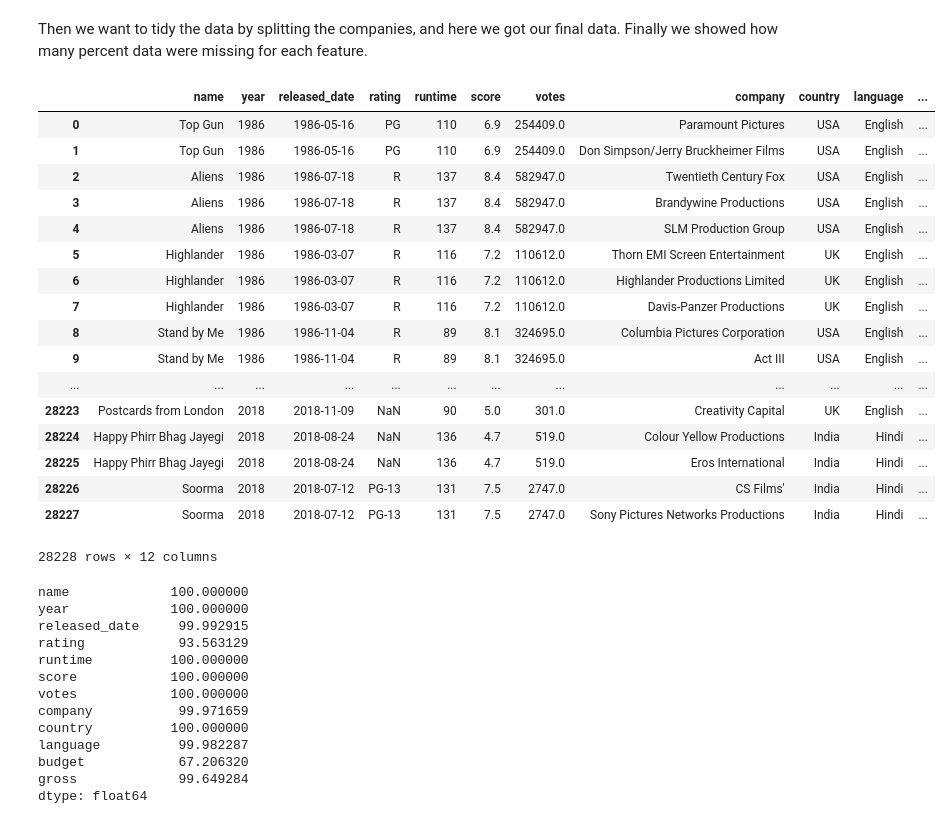
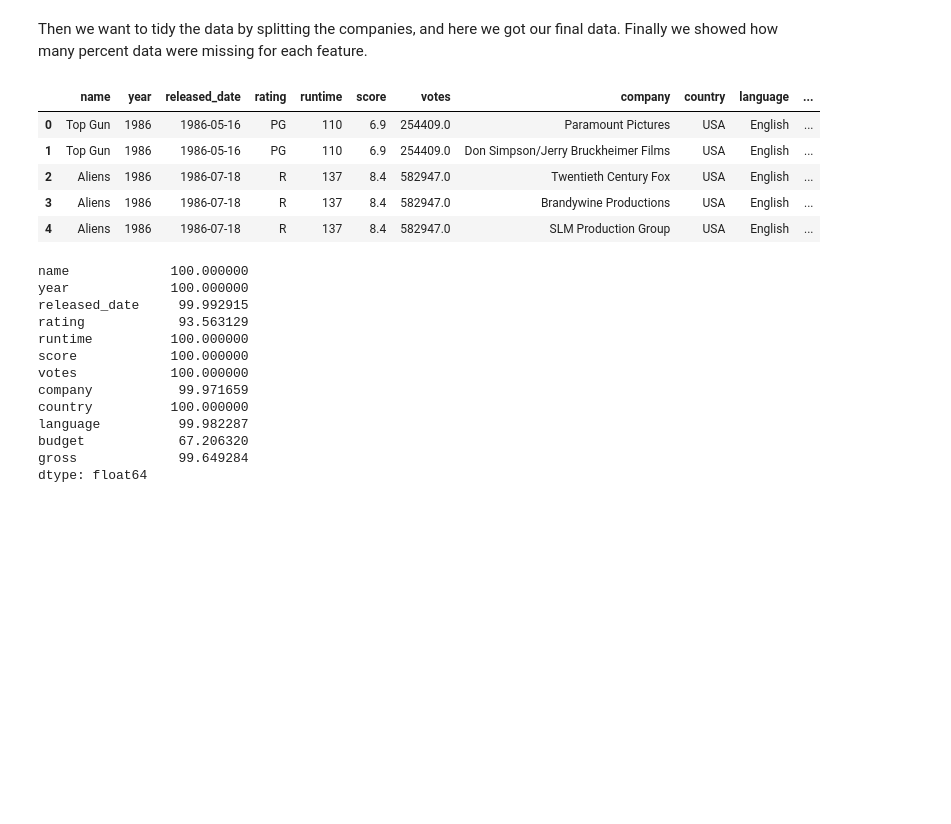
Before and after one commit to rayguan97/CMSC320, a Jupyter notebook: Final Tutorial.ipynb, the cells around one changed output. Saved outputs shown, nothing was run; the diff lists cells and outputs as text; code cells hidden in the pictures; blank space fills up the shorter version.

```diff
--- a/Final Tutorial.ipynb
+++ b/Final Tutorial.ipynb
@@ -359,39 +359,27 @@ Then we want to tidy the data by splitting the companies, and here we got our fi
 # %%
 # split the rows by creating a list of companies with a unique ID and merging the original dataframe on it
 ll = []
 for (i, l) in data[['check', 'companies']].iterrows():
     try:
         for s in (l[1].split(',')):
             ll.append([l[0], s])
     except AttributeError:
         ll.append([l[0], l[1]])
 lst = pd.DataFrame(ll, columns=['check', 'company']);
 
 # reorganize columns, taking out genre for now.
 # 'genre',
 order = ['name', 'year', 'released_date', 'rating', 'runtime', 'score',
          'votes', 'company', 'country', 'language', 'budget', 'gross']
 data2 = pd.merge(lst, data, how='left', left_on='check', right_on='check')[order]
-data2
+data2.head()
 # %% [output]
 |  | name | year | released_date | rating | runtime | score | votes | company | country | language | ... |
 | 0 | Top Gun | 1986 | 1986-05-16 | PG | 110 | 6.9 | 254409.0 | Paramount Pictures | USA | English | ... |
 | 1 | Top Gun | 1986 | 1986-05-16 | PG | 110 | 6.9 | 254409.0 | Don Simpson/Jerry Bruckheimer Films | USA | English | ... |
 | 2 | Aliens | 1986 | 1986-07-18 | R | 137 | 8.4 | 582947.0 | Twentieth Century Fox | USA | English | ... |
 | 3 | Aliens | 1986 | 1986-07-18 | R | 137 | 8.4 | 582947.0 | Brandywine Productions | USA | English | ... |
 | 4 | Aliens | 1986 | 1986-07-18 | R | 137 | 8.4 | 582947.0 | SLM Production Group | USA | English | ... |
-| 5 | Highlander | 1986 | 1986-03-07 | R | 116 | 7.2 | 110612.0 | Thorn EMI Screen Entertainment | UK | English | ... |
-| 6 | Highlander | 1986 | 1986-03-07 | R | 116 | 7.2 | 110612.0 | Highlander Productions Limited | UK | English | ... |
-| 7 | Highlander | 1986 | 1986-03-07 | R | 116 | 7.2 | 110612.0 | Davis-Panzer Productions | UK | English | ... |
-| 8 | Stand by Me | 1986 | 1986-11-04 | R | 89 | 8.1 | 324695.0 | Columbia Pictures Corporation | USA | English | ... |
-| 9 | Stand by Me | 1986 | 1986-11-04 | R | 89 | 8.1 | 324695.0 | Act III | USA | English | ... |
-| ... | ... | ... | ... | ... | ... | ... | ... | ... | ... | ... | ... |
-| 28223 | Postcards from London | 2018 | 2018-11-09 | NaN | 90 | 5.0 | 301.0 | Creativity Capital | UK | English | ... |
-| 28224 | Happy Phirr Bhag Jayegi | 2018 | 2018-08-24 | NaN | 136 | 4.7 | 519.0 | Colour Yellow Productions | India | Hindi | ... |
-| 28225 | Happy Phirr Bhag Jayegi | 2018 | 2018-08-24 | NaN | 136 | 4.7 | 519.0 | Eros International | India | Hindi | ... |
-| 28226 | Soorma | 2018 | 2018-07-12 | PG-13 | 131 | 7.5 | 2747.0 | CS Films' | India | Hindi | ... |
-| 28227 | Soorma | 2018 | 2018-07-12 | PG-13 | 131 | 7.5 | 2747.0 | Sony Pictures Networks Productions | India | Hindi | ... |
-28228 rows × 12 columns
 # %%
 print(data2.notnull().sum()*100/data2.shape[0])
 msno.matrix(data2)
```
Also changed, not shown: parts of 9 cells of this notebook, 2 other files.
